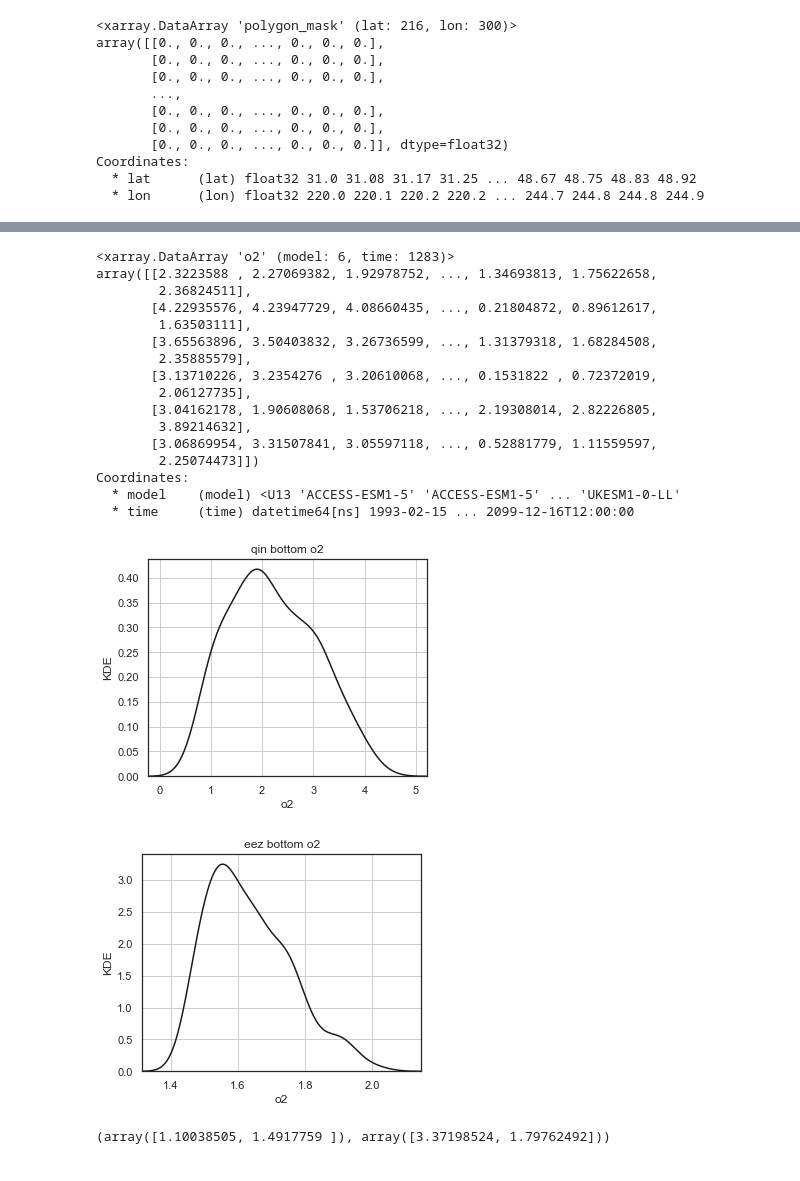
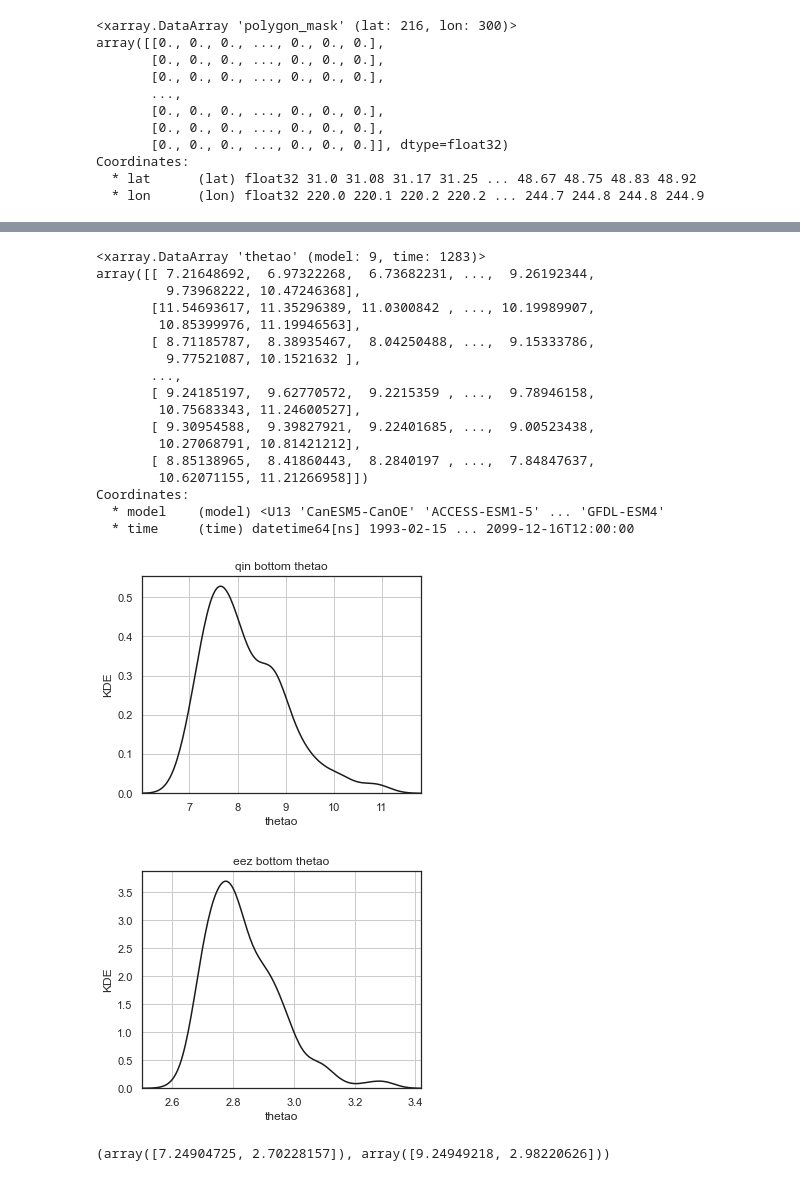
Before and after one commit to marisolgr/QIN, a Jupyter notebook: data/Downscaleddata/pdfs/output_pdfs_ts_downscaleddata.ipynb, the cells around one changed output, grey strips where cells are left out. Saved outputs shown, nothing was run; the diff lists cells and outputs as text; code cells hidden in the pictures.

```diff
--- a/data/Downscaleddata/pdfs/output_pdfs_ts_downscaleddata.ipynb
+++ b/data/Downscaleddata/pdfs/output_pdfs_ts_downscaleddata.ipynb
@@ -45,7 +45,7 @@ def weighted_mean(data_in,data_cond):
 #variable- 'thetao' 'o2'
 #location of variable- 'surface' 'bottom'
 
-var='o2'
+var='thetao'
 loc='bottom'
 figdir='/Volumes/GoogleDrive/My Drive/QIN/figures/'
 
@@ -242,21 +243,22 @@ eez_mdl_245 = xr.DataArray(np.array(eez_mdl_245),
           dims=('model','time') )
 qin_mdl_245
 # %% [output]
-<xarray.DataArray 'o2' (model: 6, time: 1283)>
-array([[2.3223588 , 2.27069382, 1.92978752, ..., 1.34693813, 1.75622658,
-        2.36824511],
-       [4.22935576, 4.23947729, 4.08660435, ..., 0.21804872, 0.89612617,
-        1.63503111],
-       [3.65563896, 3.50403832, 3.26736599, ..., 1.31379318, 1.68284508,
-        2.35885579],
-       [3.13710226, 3.2354276 , 3.20610068, ..., 0.1531822 , 0.72372019,
-        2.06127735],
-       [3.04162178, 1.90608068, 1.53706218, ..., 2.19308014, 2.82226805,
-        3.89214632],
-       [3.06869954, 3.31507841, 3.05597118, ..., 0.52881779, 1.11559597,
-        2.25074473]])
+<xarray.DataArray 'thetao' (model: 9, time: 1283)>
+array([[ 7.21648692,  6.97322268,  6.73682231, ...,  9.26192344,
+         9.73968222, 10.47246368],
+       [11.54693617, 11.35296389, 11.0300842 , ..., 10.19989907,
+        10.85399976, 11.19946563],
+       [ 8.71185787,  8.38935467,  8.04250488, ...,  9.15333786,
+         9.77521087, 10.1521632 ],
+       ...,
+       [ 9.24185197,  9.62770572,  9.2215359 , ...,  9.78946158,
+        10.75683343, 11.24600527],
+       [ 9.30954588,  9.39827921,  9.22401685, ...,  9.00523438,
+        10.27068791, 10.81421212],
+       [ 8.85138965,  8.41860443,  8.2840197 , ...,  7.84847637,
+        10.62071155, 11.21266958]])
 Coordinates:
-  * model    (model) <U13 'ACCESS-ESM1-5' 'ACCESS-ESM1-5' ... 'UKESM1-0-LL'
+  * model    (model) <U13 'CanESM5-CanOE' 'ACCESS-ESM1-5' ... 'GFDL-ESM4'
   * time     (time) datetime64[ns] 1993-02-15 ... 2099-12-16T12:00:00
 # %%
 qin_mdl.to_netcdf(figdir+svar+'_585_timeseries.nc')
@@ -268,8 +270,8 @@ qin_mdl_ann_245=qin_mdl_245.groupby('time.year').mean('time')
 eez_mdl_ann_245=eez_mdl_245.groupby('time.year').mean('time')
 # %%
 regionlist=["qin","eez"]
-p1_s ='1990-01-01'
-p1_e='2010-12-31'
+p1_s ='1993-01-01'
+p1_e='2019-12-31'
 
 p2_s ='2020-01-01'
 p2_e='2040-12-31'
@@ -287,38 +289,38 @@ obs_90=np.zeros(shape=(len(regionlist)))
 obs_90[:]=np.nan
 obs_10=np.copy(obs_90)
 i=0
 for region in regionlist:
     if region =="qin":
         ts=qin_obs[var]
     if region == "eez":
         ts=eez_obs[var]
     #ts=ts-ts.mean('time')
     plt.figure(figsize=(5,4))
     binw=(ts.max()-ts.min()).values/10
     #print(binw)
     lbl="obs:"+p1_s.split("-")[0]+"-"+p1_e.split("-")[0]
     nbin=np.int((max(ts)-min(ts))/binw)
     fig=sns.distplot(ts, bins=nbin, hist=False, kde_kws={"label": lbl }, color="k")
     obs_90[i]=np.nanpercentile(ts,90)#ts.quantile(.9)
     obs_10[i]=np.nanpercentile(ts,10)#ts.quantile(.1)
 
     #getting the curve
     obs_x[i,:], obs_y[i,:] = fig.lines[0].get_data()
 
     #plt.yticks(fig.get_yticks(), (fig.get_yticks() * binw *100).round(0))
     plt.grid(True)
     plt.ylabel('KDE')
     plt.title(region+' '+svar)
     plt.autoscale(enable=True, axis='x', tight=True)
 
     plt.show()
     i+=1
 # %% [output]
-[figure, old version]
+[figure, new version]
-[figure, old version]
+[figure, new version]
 # %%
 obs_10,obs_90
 # %% [output]
-(array([1.10038505, 1.4917759 ]), array([3.37198524, 1.79762492]))
+(array([7.24904725, 2.70228157]), array([9.24949218, 2.98220626]))
 # %%
 # calculate model PDFs and ensemble them
```
Also changed, not shown: parts of 12 cells of this notebook, 19 other files.
